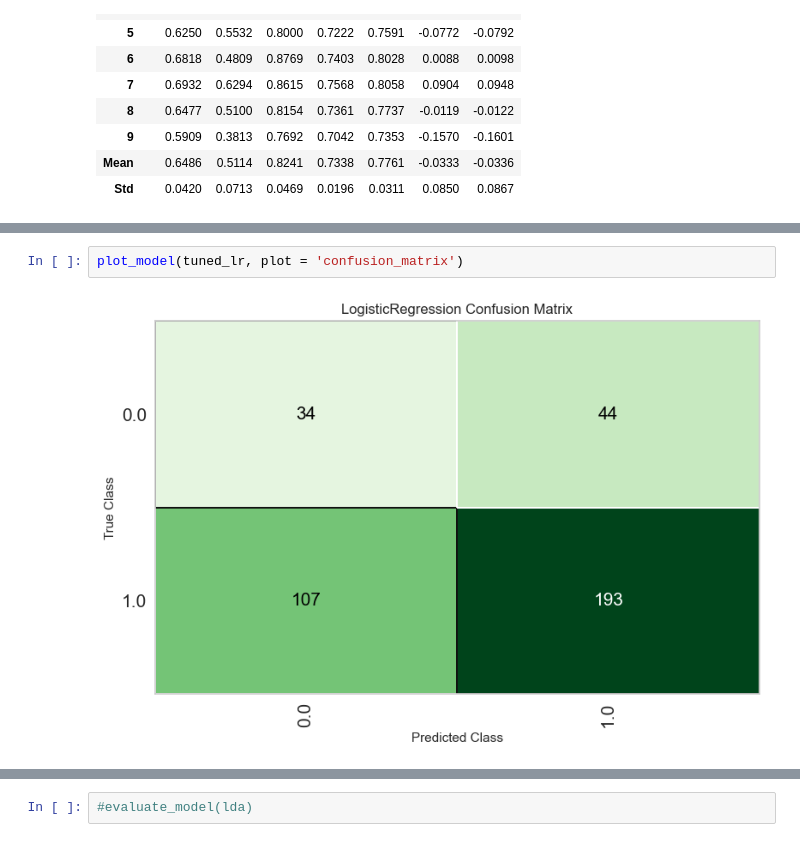
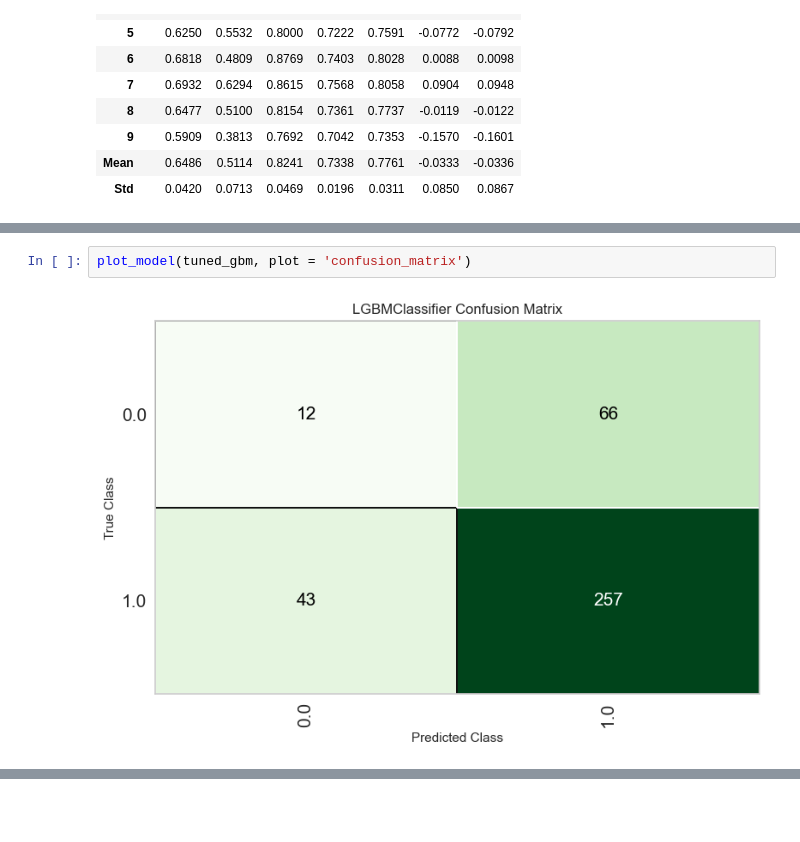
Before and after one commit to mt-smith/Springboard, a Jupyter notebook: Capstone_2/Shopify_Analysis_Capstone/notebooks/Project_Notebook.ipynb, the cells around one changed output, grey strips where cells are left out. Cells and saved outputs as stored; diff of their text form; blank space fills up the shorter version.

```diff
--- a/Capstone_2/Shopify_Analysis_Capstone/notebooks/Project_Notebook.ipynb
+++ b/Capstone_2/Shopify_Analysis_Capstone/notebooks/Project_Notebook.ipynb
@@ -928,4 +809,4 @@ plot_model(tuned_lr, plot='feature')
 # %%
-plot_model(tuned_lr, plot = 'confusion_matrix')
+plot_model(tuned_gbm, plot = 'confusion_matrix')
 # %% [output]
-[figure, old version]
+[figure, new version]
@@ -932,2 +829,0 @@ plot_model(tuned_lr, plot = 'confusion_matrix')
-# %%
-#evaluate_model(lda)
```
Also changed, not shown: parts of 28 cells of this notebook.
